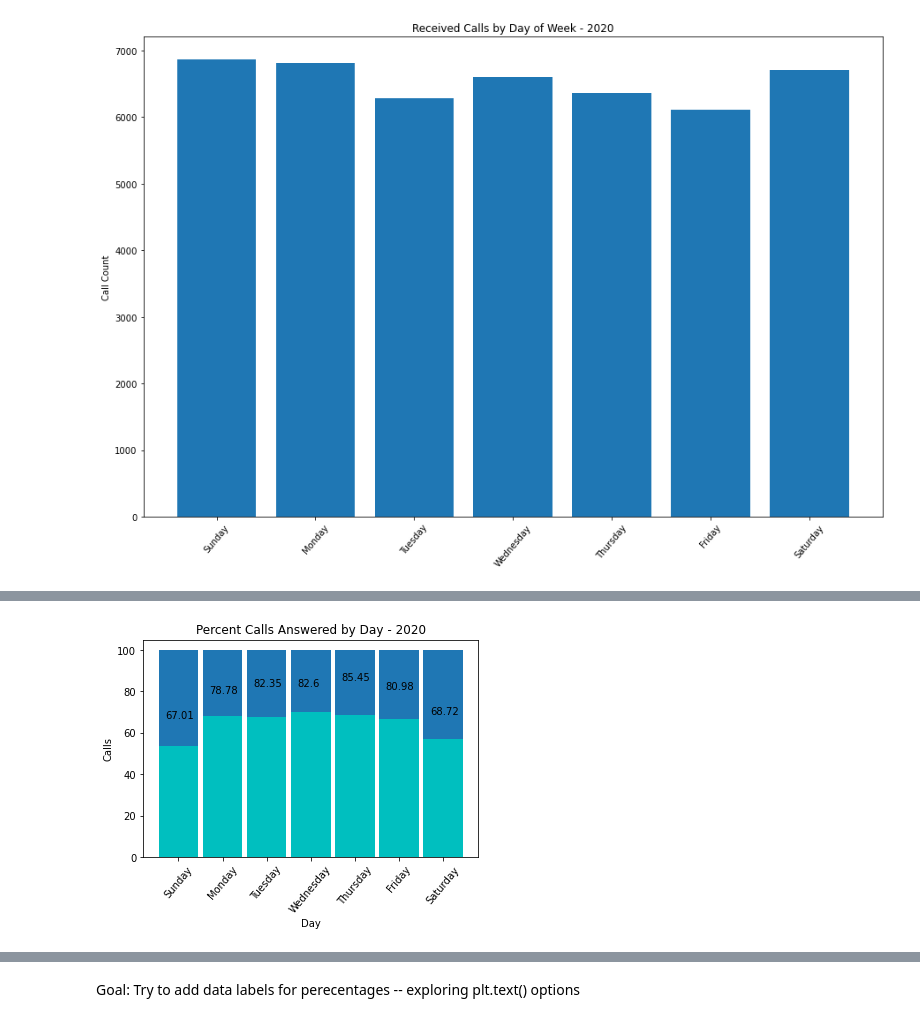
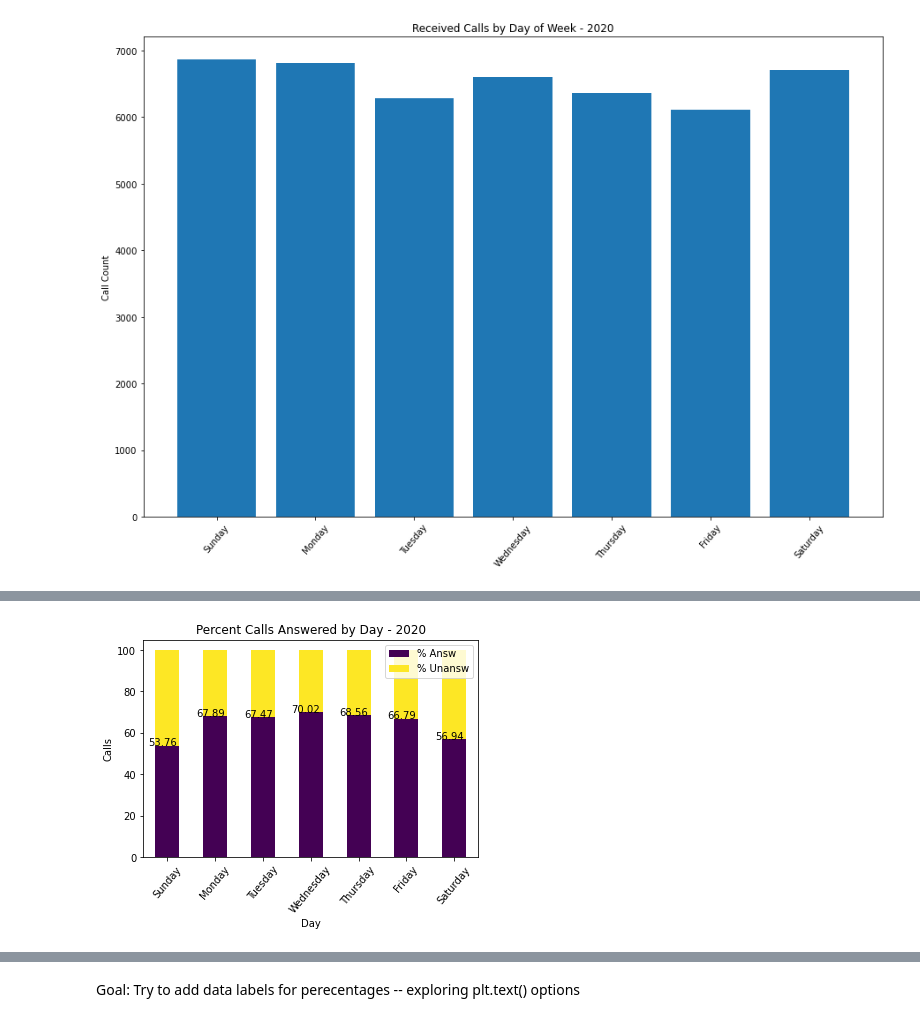
Before and after one commit to NSS-Data-Analytics-Cohort-6/fcs-crisis-sailing-the-seaborn, a Jupyter notebook: notebook/fcs_crisis_calls.ipynb, the cells around one changed output, grey strips where cells are left out. Cells and saved outputs as stored; diff of their text form; code cells hidden in the pictures.

```diff
--- a/notebook/fcs_crisis_calls.ipynb
+++ b/notebook/fcs_crisis_calls.ipynb
@@ -467,22 +571,23 @@ plt.show()
 # %%
 #used percentages to help normalize the data
 
 w = 0.9
-def add_value_label(x_list,y_list):
+def add_value_label_1(x_list,y_list):
     for i in range(1, len(x_list)+1):
-        plt.text(i-1.3,y_list[i-1],y_list[i-1])
+        plt.text(i-1.4,y_list[i-1],y_list[i-1])
 
-plt.bar(day_dist_2020['Day'], day_dist_2020['% Answ'], w, color = 'c', label = '% Answered')
-plt.bar(day_dist_2020['Day'], day_dist_2020['% Unansw'], w, label = '% Unanswered', bottom= day_dist_2020['% Answ'])
-add_value_label(day_dist_2022['% Answ'],day_dist_2022['% Answ'])
+day_dist_2020.plot(x='Day', y=['% Answ','% Unansw'], cmap = 'viridis', kind = 'bar', stacked = True)
+#plt.bar(day_dist_2020['Day'], day_dist_2020['% Answ'], w, color = 'c', label = '% Answered')
+#plt.bar(day_dist_2020['Day'], day_dist_2020['% Unansw'], w, label = '% Unanswered', bottom= day_dist_2020['% Answ'])
+add_value_label_1(day_dist_2020['% Answ'],day_dist_2020['% Answ'])
 plt.title("Percent Calls Answered by Day - 2020")
 plt.xlabel("Day")
 plt.ylabel("Calls")
 plt.xticks(rotation=50)
 #plt.legend()
 plt.show()
 # %% [output]
-[figure, old version]
+[figure, new version]
 # %%
 #used percentages to help normalize the data
 
```
Also changed, not shown: parts of 19 cells of this notebook.
